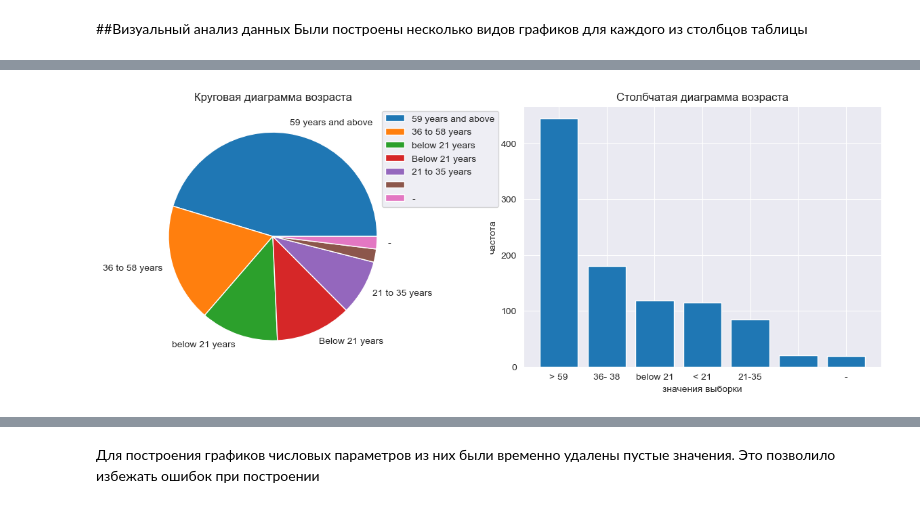
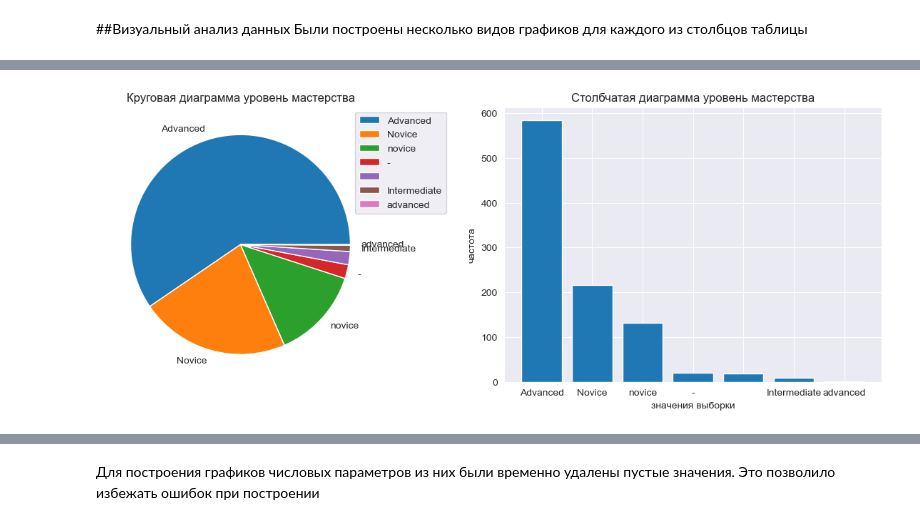
Before and after one commit to fongradnastya/data_analysis_1, a Jupyter notebook: notebooks/work1.ipynb, the cells around one changed output, grey strips where cells are left out. Drawn from its saved outputs; the diff is of its cells as text; code cells hidden in the pictures.

```diff
--- a/notebooks/work1.ipynb
+++ b/notebooks/work1.ipynb
@@ -69,18 +53,4 @@ plt.show()
-# %%
-age = frame[AGE].value_counts()
-fig = plt.figure(figsize=(15, 5))
-# Adds subplot on position 1
-ax = fig.add_subplot(121)
-# Adds subplot on position 2
-ax2 = fig.add_subplot(122)
-ax.pie(age.values, labels=age.index)
-ax.legend(bbox_to_anchor=(0.9, 1))
-ax.set_title("Круговая диаграмма возраста")
-ax2.bar(x=age.index, height=age.values)
-ax2.set_xticks([0, 1, 2, 3, 4, 5, 6])
-ax2.set_xticklabels(['> 59', '36- 38', 'below 21', '< 21', '21-35', "", "-"])
-ax2.set_title("Столбчатая диаграмма возраста")
-plt.setp([ax2], xlabel='значения выборки', ylabel='частота')
-plt.show()
-# %% [output]
-[figure, removed]
+# %%
+build_category_graf(frame, PROFICIENCY_LEVEL, "уровень мастерства")
+# %% [output]
+[figure, added]
```
Also changed, not shown: parts of 22 cells of this notebook, 1 other file.
